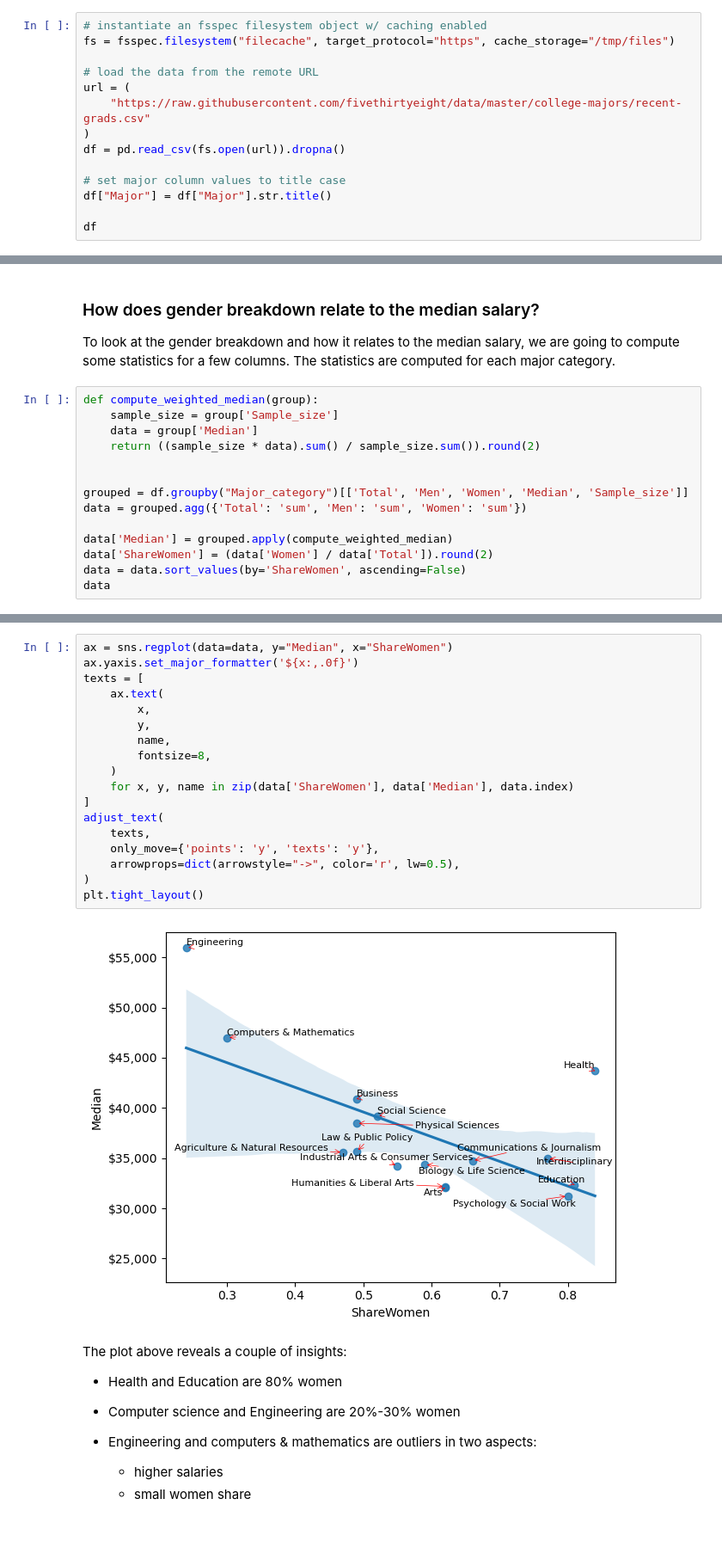
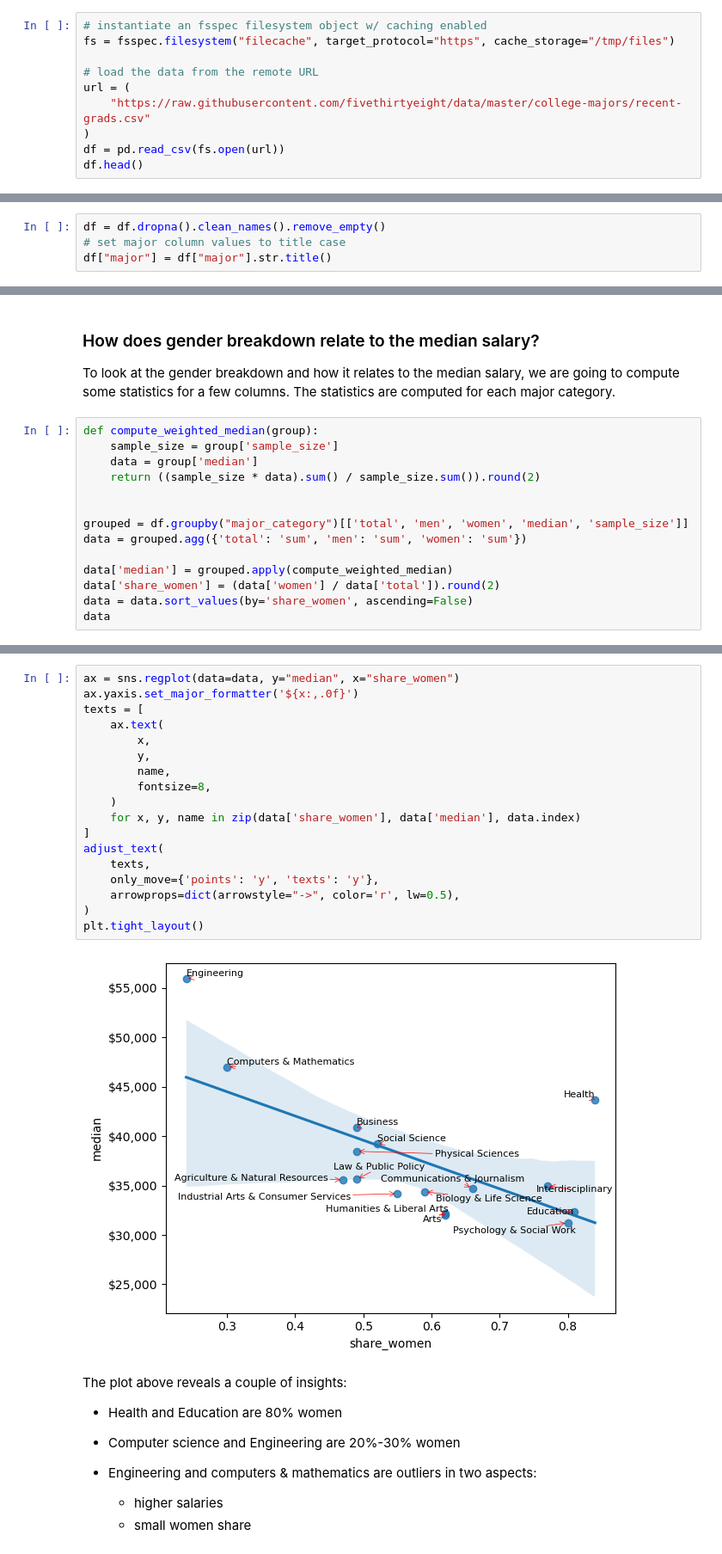
Before and after one commit to andersy005/ms-ds-notebooks, a Jupyter notebook: notebooks/analysis.ipynb, the cells around one changed output, grey strips where cells are left out. Shown at 86% size. Drawn from its saved outputs; the diff is of its cells as text.

Commit message:
data cleaning

```diff
--- a/notebooks/analysis.ipynb
+++ b/notebooks/analysis.ipynb
@@ -65,11 +65,7 @@ fs = fsspec.filesystem("filecache", target_protocol="https", cache_storage="/tmp
 url = (
     "https://raw.githubusercontent.com/fivethirtyeight/data/master/college-majors/recent-grads.csv"
 )
-df = pd.read_csv(fs.open(url)).dropna()
-
-# set major column values to title case
-df["Major"] = df["Major"].str.title()
-
-df
+df = pd.read_csv(fs.open(url))
+df.head()
 # %% [output]
 |  | Rank | Major_code | Major | Total | Men | Women | Major_category | ShareWomen | Sample_size | ... |
@@ -88,3 +105,7 @@ df
+# %%
+df = df.dropna().clean_names().remove_empty()
+# set major column values to title case
+df["major"] = df["major"].str.title()
 # %% [markdown]
 ### The Correlation Matrix as heatmap
 # %%
@@ -241,16 +238,16 @@ Text(0.5, 0, 'Number of Graduates by Category')
 To look at the gender breakdown and how it relates to the median salary, we are going to compute some statistics for a few columns. The statistics are computed for each major category.
 # %%
 def compute_weighted_median(group):
-    sample_size = group['Sample_size']
-    data = group['Median']
+    sample_size = group['sample_size']
+    data = group['median']
     return ((sample_size * data).sum() / sample_size.sum()).round(2)
 
 
-grouped = df.groupby("Major_category")[['Total', 'Men', 'Women', 'Median', 'Sample_size']]
-data = grouped.agg({'Total': 'sum', 'Men': 'sum', 'Women': 'sum'})
+grouped = df.groupby("major_category")[['total', 'men', 'women', 'median', 'sample_size']]
+data = grouped.agg({'total': 'sum', 'men': 'sum', 'women': 'sum'})
 
-data['Median'] = grouped.apply(compute_weighted_median)
-data['ShareWomen'] = (data['Women'] / data['Total']).round(2)
-data = data.sort_values(by='ShareWomen', ascending=False)
+data['median'] = grouped.apply(compute_weighted_median)
+data['share_women'] = (data['women'] / data['total']).round(2)
+data = data.sort_values(by='share_women', ascending=False)
 data
 # %% [output]
@@ -273,25 +270,25 @@ data
 | Computers & Mathematics | 299008.0 | 208725.0 | 90283.0 | 46993.43 | 0.30 |
 | Engineering | 537583.0 | 408307.0 | 129276.0 | 55915.85 | 0.24 |
 # %%
-ax = sns.regplot(data=data, y="Median", x="ShareWomen")
+ax = sns.regplot(data=data, y="median", x="share_women")
 ax.yaxis.set_major_formatter('${x:,.0f}')
 texts = [
     ax.text(
         x,
         y,
         name,
         fontsize=8,
     )
-    for x, y, name in zip(data['ShareWomen'], data['Median'], data.index)
+    for x, y, name in zip(data['share_women'], data['median'], data.index)
 ]
 adjust_text(
     texts,
     only_move={'points': 'y', 'texts': 'y'},
     arrowprops=dict(arrowstyle="->", color='r', lw=0.5),
 )
 plt.tight_layout()
 # %% [output]
-[figure, old version]
+[figure, new version]
 # %% [markdown]
 The plot above reveals a couple of insights:
 
```
Also changed, not shown: parts of 24 cells of this notebook, 1 other file.
